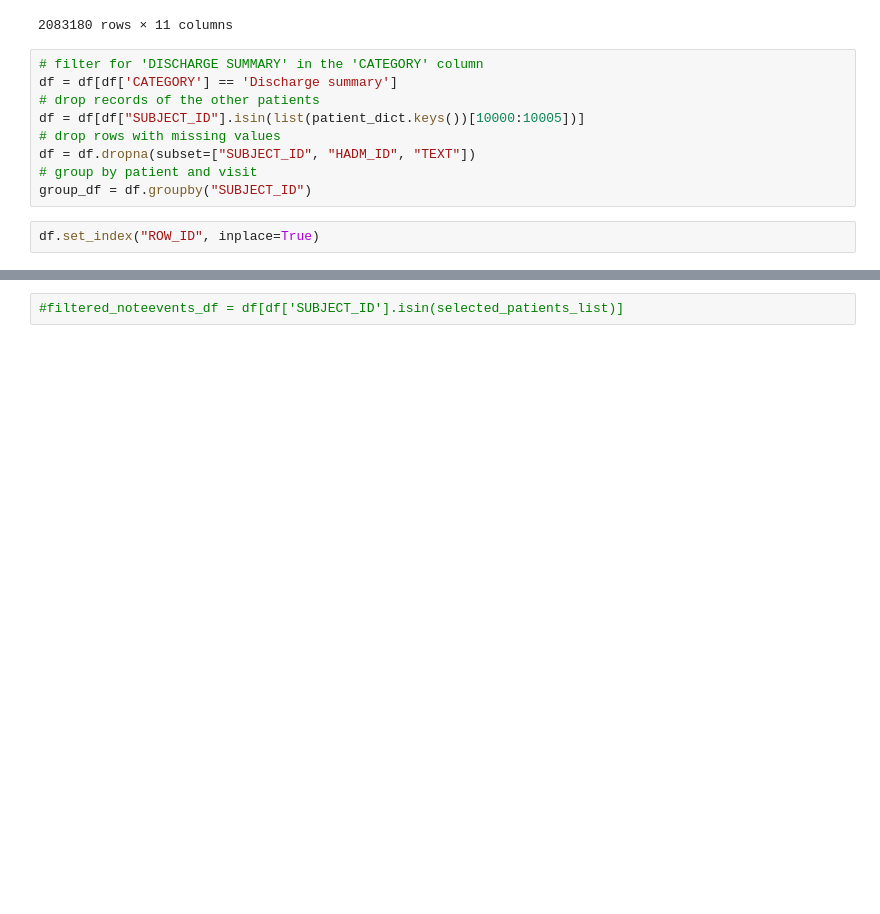
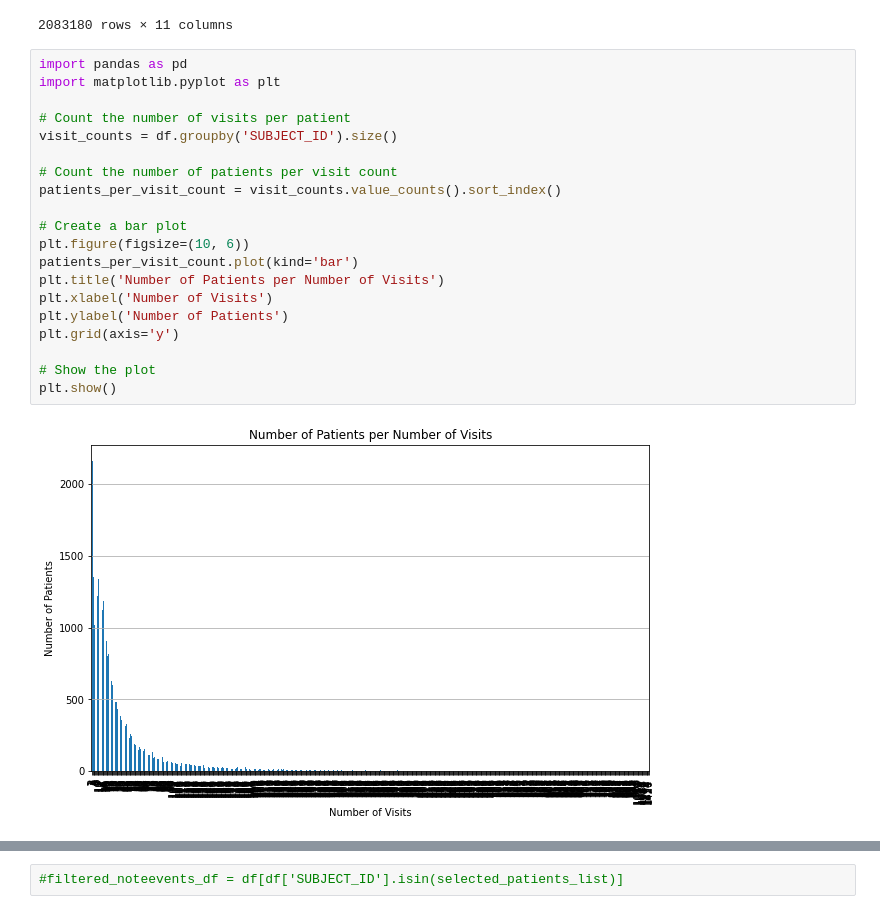
Before and after one commit to giuseppericcio/MediCARE, a Jupyter notebook: data_preprocessing.ipynb, the cells around one changed output, grey strips where cells are left out. Saved outputs shown, nothing was run; the diff lists cells and outputs as text; blank space fills up the shorter version.

```diff
--- a/data_preprocessing.ipynb
+++ b/data_preprocessing.ipynb
@@ -136,17 +157,28 @@ df
 | 2083178 | 2070660 | 31097 | 115637 | 2132-01-21 | 2132-01-21 18:05:00 | 2132-01-21 18:16:00 | Nursing/other | Report | 16023.0 | ... |
 | 2083179 | 2070661 | 31097 | 115637 | 2132-01-21 | 2132-01-21 18:05:00 | 2132-01-21 18:31:00 | Nursing/other | Report | 16023.0 | ... |
 2083180 rows × 11 columns
-# %%
-# filter for 'DISCHARGE SUMMARY' in the 'CATEGORY' column
-df = df[df['CATEGORY'] == 'Discharge summary']
-# drop records of the other patients
-df = df[df["SUBJECT_ID"].isin(list(patient_dict.keys())[10000:10005])]
-# drop rows with missing values
-df = df.dropna(subset=["SUBJECT_ID", "HADM_ID", "TEXT"])
-# group by patient and visit
-group_df = df.groupby("SUBJECT_ID")
-# %%
-df.set_index("ROW_ID", inplace=True)
+# %%
+import pandas as pd
+import matplotlib.pyplot as plt
+
+# Count the number of visits per patient
+visit_counts = df.groupby('SUBJECT_ID').size()
+
+# Count the number of patients per visit count
+patients_per_visit_count = visit_counts.value_counts().sort_index()
+
+# Create a bar plot
+plt.figure(figsize=(10, 6))
+patients_per_visit_count.plot(kind='bar')
+plt.title('Number of Patients per Number of Visits')
+plt.xlabel('Number of Visits')
+plt.ylabel('Number of Patients')
+plt.grid(axis='y')
+
+# Show the plot
+plt.show()
+# %% [output]
+[figure, added]
 # %%
 df
 # %% [output]
```
Also changed, not shown: parts of 19 cells of this notebook.
